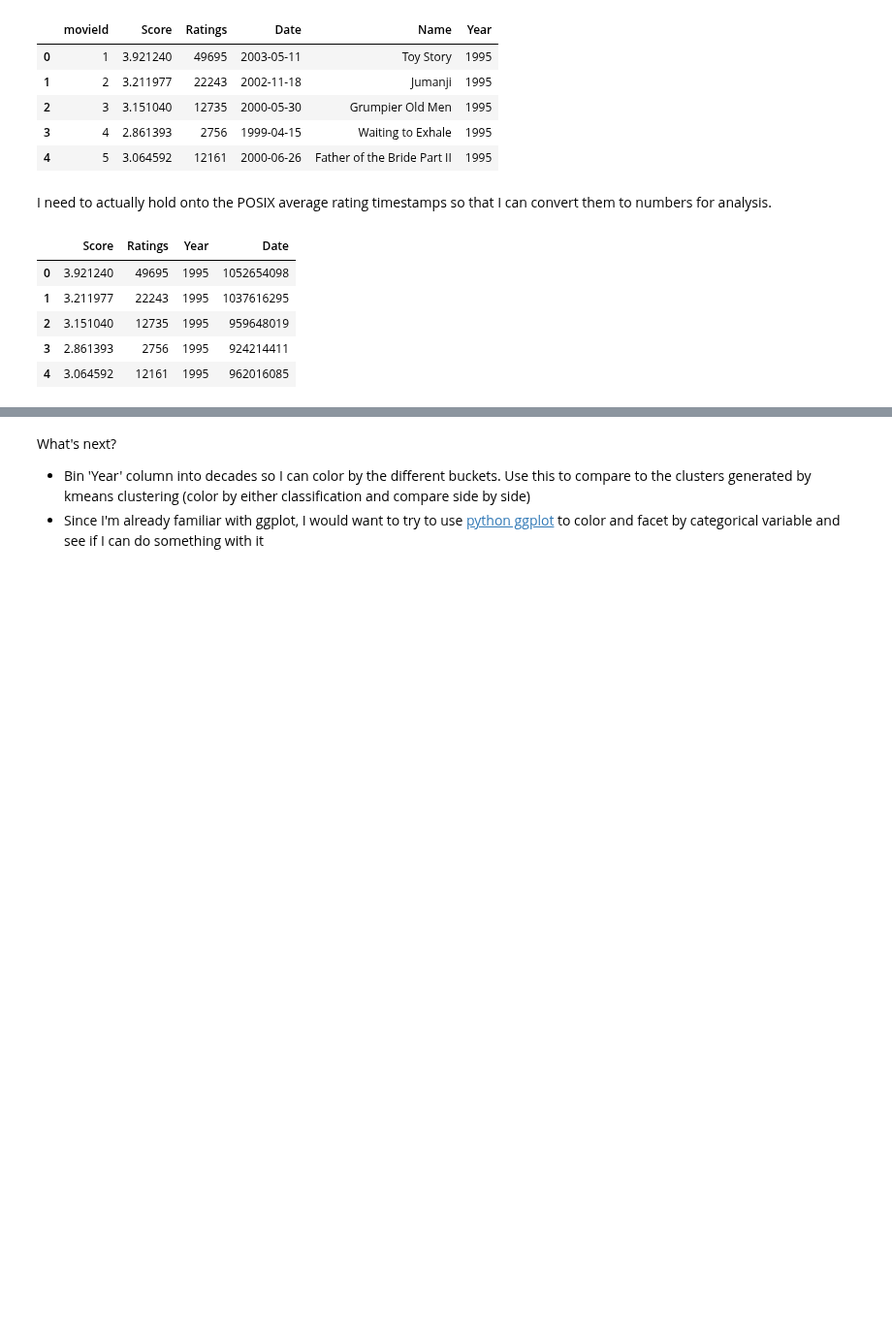
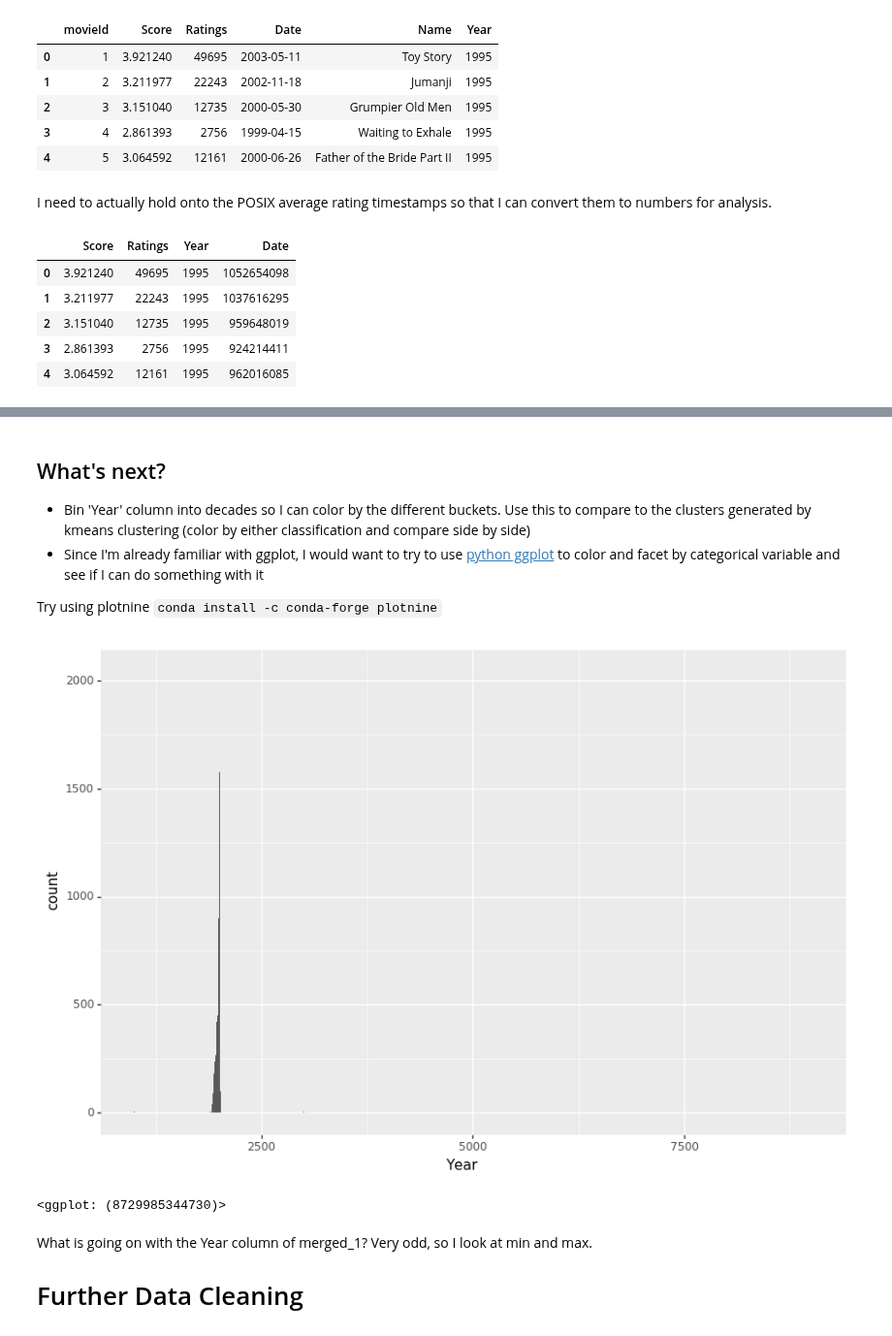
Before and after one commit to csjoshc/csjoshc.github.io, a Jupyter notebook: notes/Python/PythonforDataScience/7_ML_Clust.ipynb, the cells around one changed output, grey strips where cells are left out. Shown at 97% size. Drawn from its saved outputs; the diff is of its cells as text; code cells hidden in the pictures; blank space fills up the shorter version.

```diff
--- a/notes/Python/PythonforDataScience/7_ML_Clust.ipynb
+++ b/notes/Python/PythonforDataScience/7_ML_Clust.ipynb
@@ -154,5 +170,20 @@ plt.show();
 # %% [markdown]
-What's next?
+## What's next?
 
 * Bin 'Year' column into decades so I can color by the different buckets. Use this to compare to the clusters generated by kmeans clustering (color by either classification and compare side by side)
 * Since I'm already familiar with ggplot, I would want to try to use [python ggplot](https://github.com/has2k1/plotnine) to color and facet by categorical variable and see if I can do something with it
+
+Try using plotnine
+`conda install -c conda-forge plotnine`
+# %%
+merged_1['Year'] = pd.to_numeric(merged_1['Year'])
+# %%
+from plotnine import ggplot, geom_point, aes, stat_smooth, geom_histogram
+ggplot() + geom_histogram(aes('Year'), data = merged_1)
+# %% [output]
+[figure, added]
+<ggplot: (8729985344730)>
+# %% [markdown]
+What is going on with the Year column of merged_1? Very odd, so I look at min and max.
+
+# Further Data Cleaning
```
Also changed, not shown: parts of 33 cells of this notebook, 19 other files.
